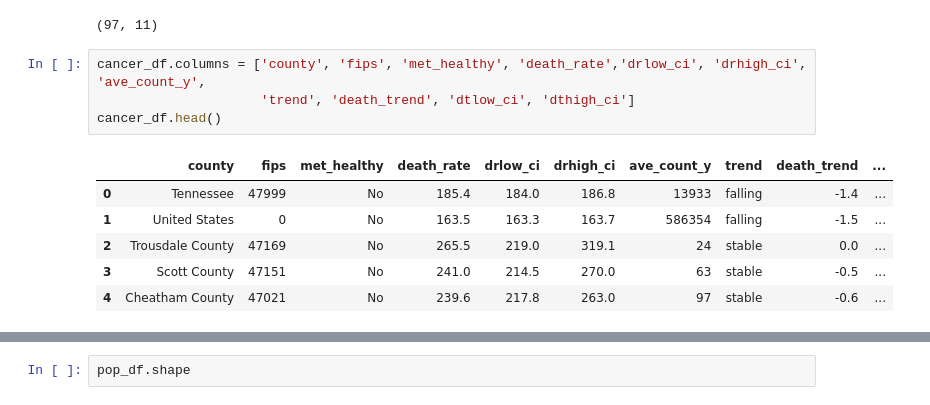
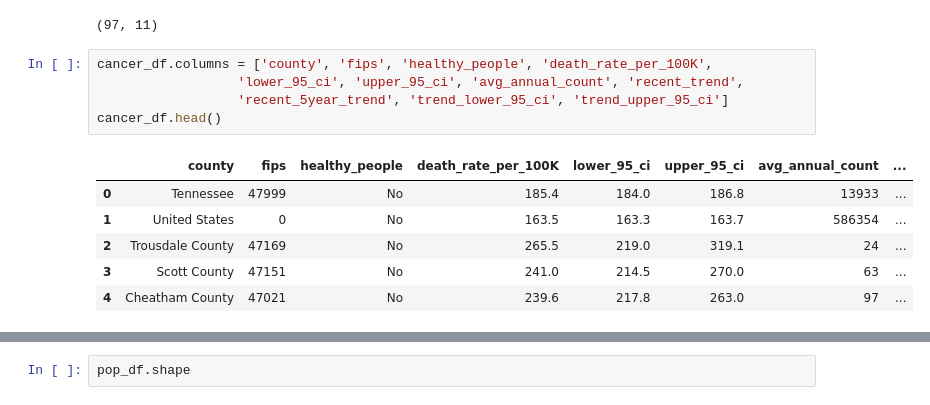
Before and after one commit to ncov/vanderbilt-aspire-data-essentials, a Jupyter notebook: data_essentials_project_090518.ipynb, the cells around one changed output, grey strips where cells are left out. Saved outputs shown, nothing was run; the diff lists cells and outputs as text.

```diff
--- a/data_essentials_project_090518.ipynb
+++ b/data_essentials_project_090518.ipynb
@@ -81,17 +81,18 @@ cancer_df.tail()
 cancer_df.shape
 # %% [output]
 (97, 11)
-# %%
-cancer_df.columns = ['county', 'fips', 'met_healthy', 'death_rate','drlow_ci', 'drhigh_ci', 'ave_count_y',
-                     'trend', 'death_trend', 'dtlow_ci', 'dthigh_ci']
-cancer_df.head()
-# %% [output]
-|  | county | fips | met_healthy | death_rate | drlow_ci | drhigh_ci | ave_count_y | trend | death_trend | ... |
-| 0 | Tennessee | 47999 | No | 185.4 | 184.0 | 186.8 | 13933 | falling | -1.4 | ... |
-| 1 | United States | 0 | No | 163.5 | 163.3 | 163.7 | 586354 | falling | -1.5 | ... |
-| 2 | Trousdale County | 47169 | No | 265.5 | 219.0 | 319.1 | 24 | stable | 0.0 | ... |
-| 3 | Scott County | 47151 | No | 241.0 | 214.5 | 270.0 | 63 | stable | -0.5 | ... |
-| 4 | Cheatham County | 47021 | No | 239.6 | 217.8 | 263.0 | 97 | stable | -0.6 | ... |
+# %%
+cancer_df.columns = ['county', 'fips', 'healthy_people', 'death_rate_per_100K',
+                  'lower_95_ci', 'upper_95_ci', 'avg_annual_count', 'recent_trend',
+                  'recent_5year_trend', 'trend_lower_95_ci', 'trend_upper_95_ci']
+cancer_df.head()
+# %% [output]
+|  | county | fips | healthy_people | death_rate_per_100K | lower_95_ci | upper_95_ci | avg_annual_count | ... |
+| 0 | Tennessee | 47999 | No | 185.4 | 184.0 | 186.8 | 13933 | ... |
+| 1 | United States | 0 | No | 163.5 | 163.3 | 163.7 | 586354 | ... |
+| 2 | Trousdale County | 47169 | No | 265.5 | 219.0 | 319.1 | 24 | ... |
+| 3 | Scott County | 47151 | No | 241.0 | 214.5 | 270.0 | 63 | ... |
+| 4 | Cheatham County | 47021 | No | 239.6 | 217.8 | 263.0 | 97 | ... |
 # %%
 pop_df = pd.read_csv('data/PEP_2017_PEPAGESEX.csv', skiprows = 1)
 pop_df.head()
```
Also changed, not shown: parts of 25 cells of this notebook.
